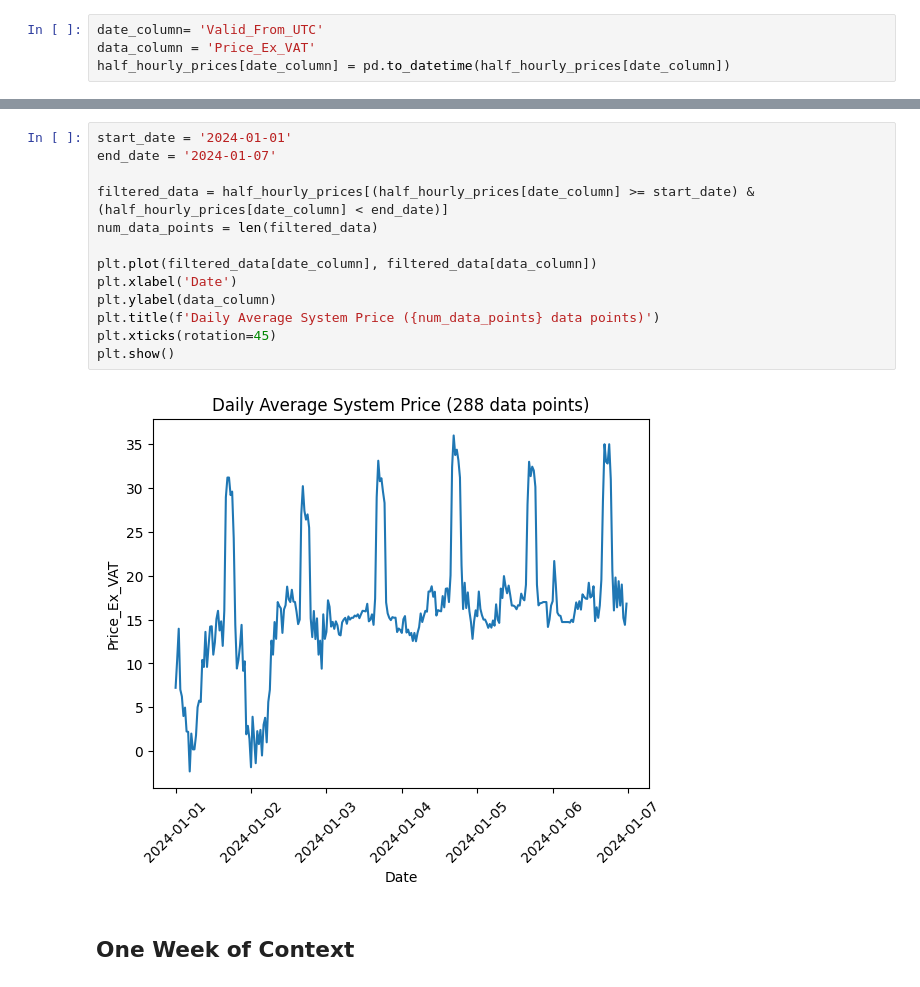
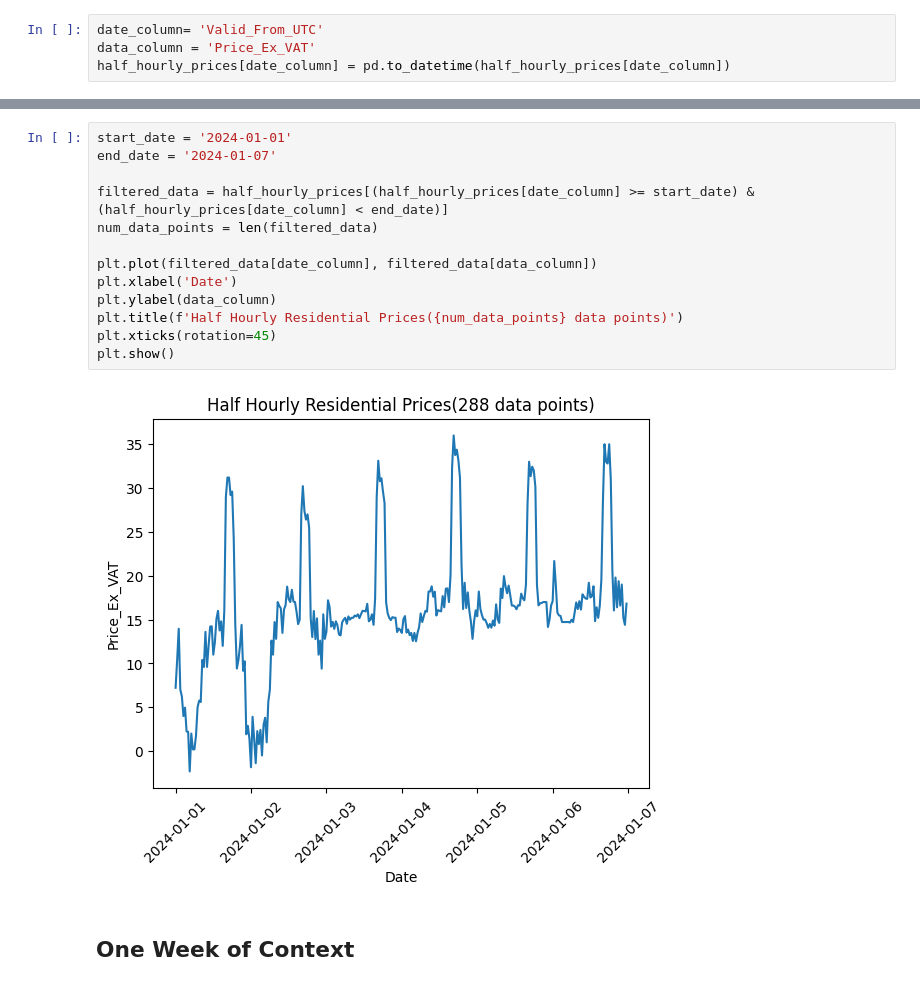
Before and after one commit to williamrodz/llm_for_ts_electricity_prices_forecasting, a Jupyter notebook: half_hourly_prices_forecasting.ipynb, the cells around one changed output, grey strips where cells are left out. Saved outputs shown, nothing was run; the diff lists cells and outputs as text.

```diff
--- a/half_hourly_prices_forecasting.ipynb
+++ b/half_hourly_prices_forecasting.ipynb
@@ -44,18 +44,18 @@ plt.show()
 # %%
 start_date = '2024-01-01'
 end_date = '2024-01-07'
 
 filtered_data = half_hourly_prices[(half_hourly_prices[date_column] >= start_date) & (half_hourly_prices[date_column] < end_date)]
 num_data_points = len(filtered_data)
 
 plt.plot(filtered_data[date_column], filtered_data[data_column])
 plt.xlabel('Date')
 plt.ylabel(data_column)
-plt.title(f'Daily Average System Price ({num_data_points} data points)')
+plt.title(f'Half Hourly Residential Prices({num_data_points} data points)')
 plt.xticks(rotation=45)
 plt.show()
 # %% [output]
-[figure, old version]
+[figure, new version]
 # %% [markdown]
 ## One Week of Context
 # %%
```
Also changed, not shown: parts of 4 cells of this notebook, 8 other files.
